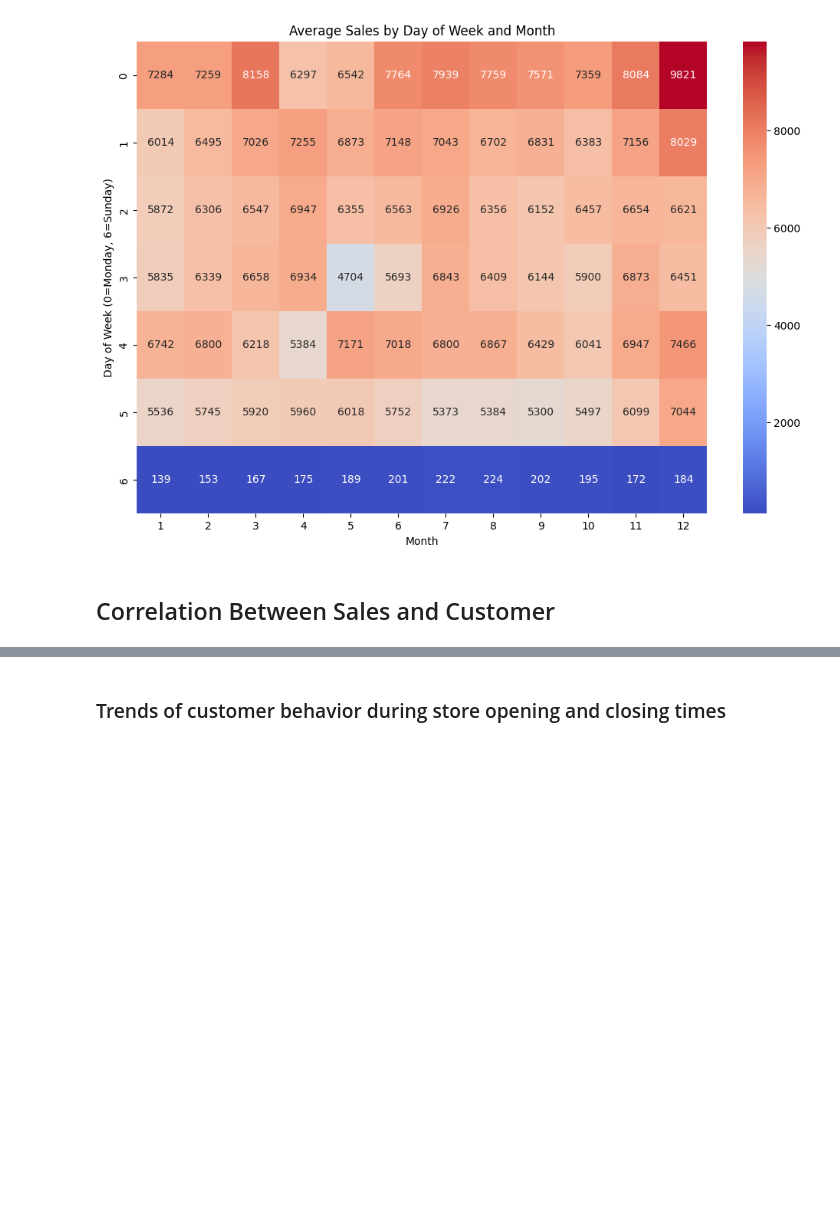
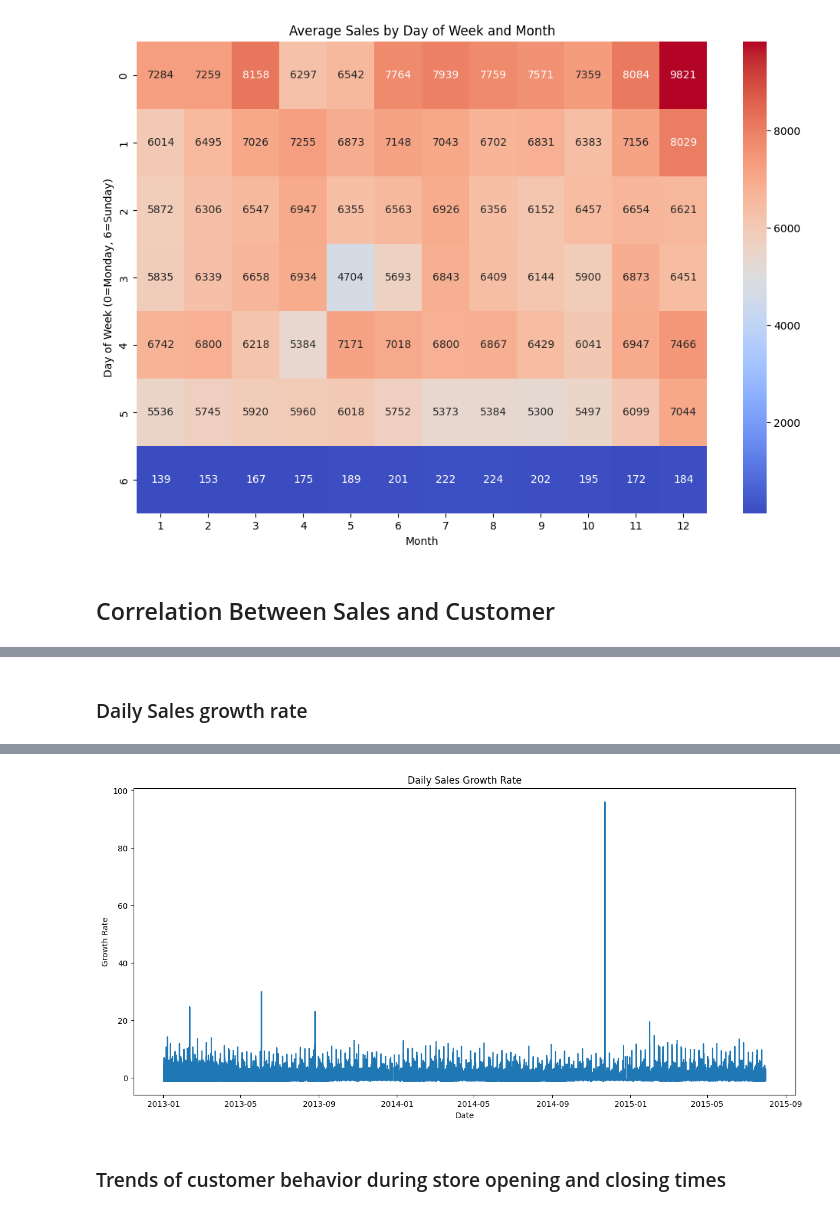
Before and after one commit to hanaDemma/Pharmaceuticals-finance-data-Analysis-week-4, a Jupyter notebook: notebooks/exploratory_analysis.ipynb, the cells around one changed output, grey strips where cells are left out. Cells and saved outputs as stored; diff of their text form; code cells hidden in the pictures; blank space fills up the shorter version.

Commit message:
daliy sales

```diff
--- a/notebooks/exploratory_analysis.ipynb
+++ b/notebooks/exploratory_analysis.ipynb
@@ -746 +746,7 @@ corrSalesAndCustomers(merged_train_data_store)
 [figure]
+# %% [markdown]
+### Daily Sales growth rate
+# %%
+from scripts.feature_engineering import dailySalesGrowthRate
+dailySalesGrowthRate(merged_train_data_store)
+# %% [output]
@@ -747,3 +755,4 @@ corrSalesAndCustomers(merged_train_data_store)
+[figure, added]
 # %% [markdown]
 ### Trends of customer behavior during store opening and closing times
 # %% [markdown]
```
Also changed, not shown: parts of 39 cells of this notebook, 2 other files.
